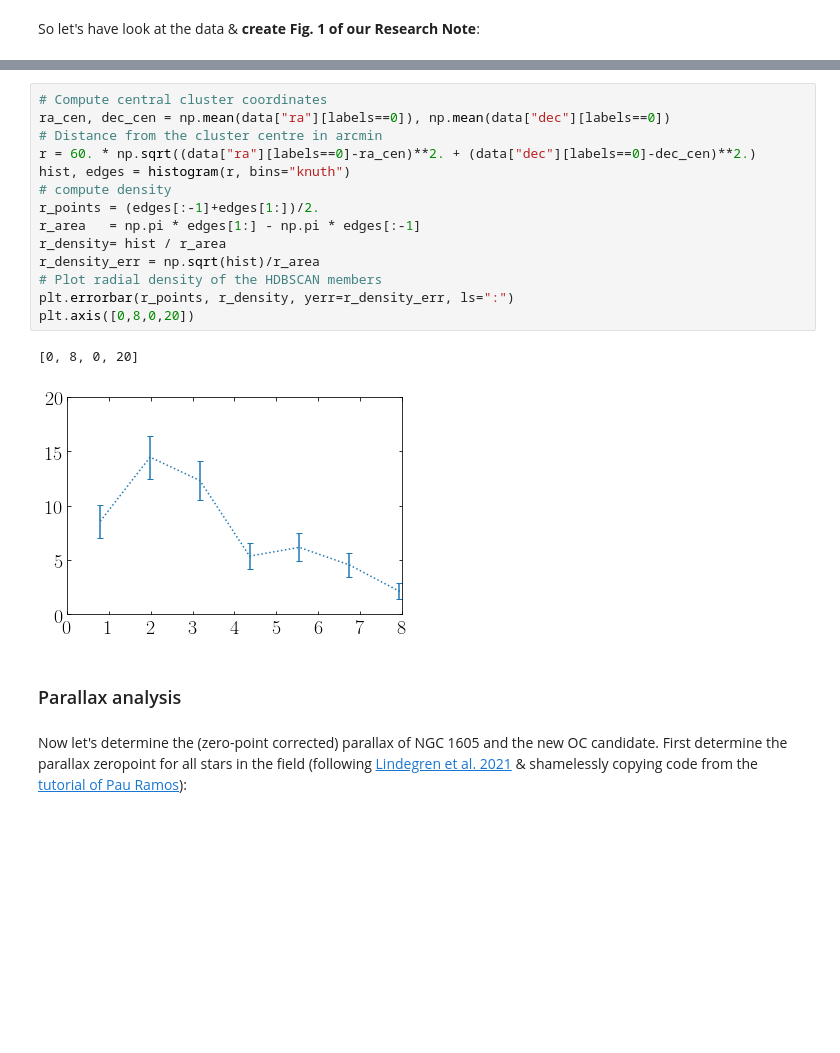
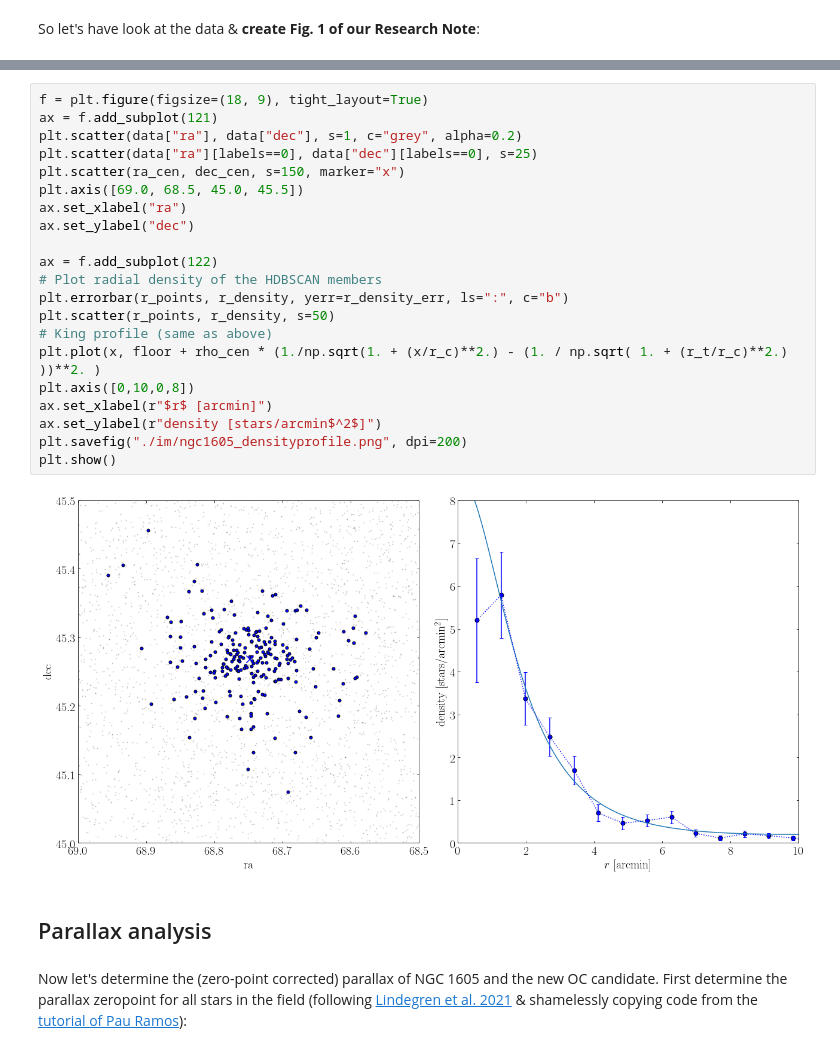
Before and after one commit to fjaellet/ngc1605, a Jupyter notebook: ngc_1605_analysis.ipynb, the cells around one changed output, grey strips where cells are left out. Saved outputs shown, nothing was run; the diff lists cells and outputs as text; blank space fills up the shorter version.

```diff
--- a/ngc_1605_analysis.ipynb
+++ b/ngc_1605_analysis.ipynb
@@ -207,22 +231,28 @@ Plot the density profile of the NGC 1605 members:
-# %%
-# Compute central cluster coordinates
-ra_cen, dec_cen = np.mean(data["ra"][labels==0]), np.mean(data["dec"][labels==0])
-# Distance from the cluster centre in arcmin
-r = 60. * np.sqrt((data["ra"][labels==0]-ra_cen)**2. + (data["dec"][labels==0]-dec_cen)**2.)
-hist, edges = histogram(r, bins="knuth")
-# compute density
-r_points = (edges[:-1]+edges[1:])/2.
-r_area   = np.pi * edges[1:] - np.pi * edges[:-1]
-r_density= hist / r_area
-r_density_err = np.sqrt(hist)/r_area
-# Plot radial density of the HDBSCAN members
-plt.errorbar(r_points, r_density, yerr=r_density_err, ls=":")
-plt.axis([0,8,0,20])
-# %% [output]
-[0, 8, 0, 20]
-[figure, removed]
+# %%
+f = plt.figure(figsize=(18, 9), tight_layout=True)
+ax = f.add_subplot(121)
+plt.scatter(data["ra"], data["dec"], s=1, c="grey", alpha=0.2)
+plt.scatter(data["ra"][labels==0], data["dec"][labels==0], s=25)
+plt.scatter(ra_cen, dec_cen, s=150, marker="x")
+plt.axis([69.0, 68.5, 45.0, 45.5])
+ax.set_xlabel("ra")
+ax.set_ylabel("dec")
+
+ax = f.add_subplot(122)
+# Plot radial density of the HDBSCAN members
+plt.errorbar(r_points, r_density, yerr=r_density_err, ls=":", c="b")
+plt.scatter(r_points, r_density, s=50)
+# King profile (same as above)
+plt.plot(x, floor + rho_cen * (1./np.sqrt(1. + (x/r_c)**2.) - (1. / np.sqrt( 1. + (r_t/r_c)**2.) ))**2. )
+plt.axis([0,10,0,8])
+ax.set_xlabel(r"$r$ [arcmin]")
+ax.set_ylabel(r"density [stars/arcmin$^2$]")
+plt.savefig("./im/ngc1605_densityprofile.png", dpi=200)
+plt.show()
+# %% [output]
+[figure, added]
 # %% [markdown]
-### Parallax analysis
+## Parallax analysis
 # %% [markdown]
 Now let's determine the (zero-point corrected) parallax of NGC 1605 and the new OC candidate. First determine the parallax zeropoint for all stars in the field (following [Lindegren et al. 2021](https://ui.adsabs.harvard.edu/abs/2021A%26A...649A...4L/abstract) & shamelessly copying code from the [tutorial of Pau Ramos](https://gitlab.com/icc-ub/public/gaiadr3_zeropoint/-/tree/master/)):
 # %%
```
Also changed, not shown: parts of 10 cells of this notebook, 9 other files.
